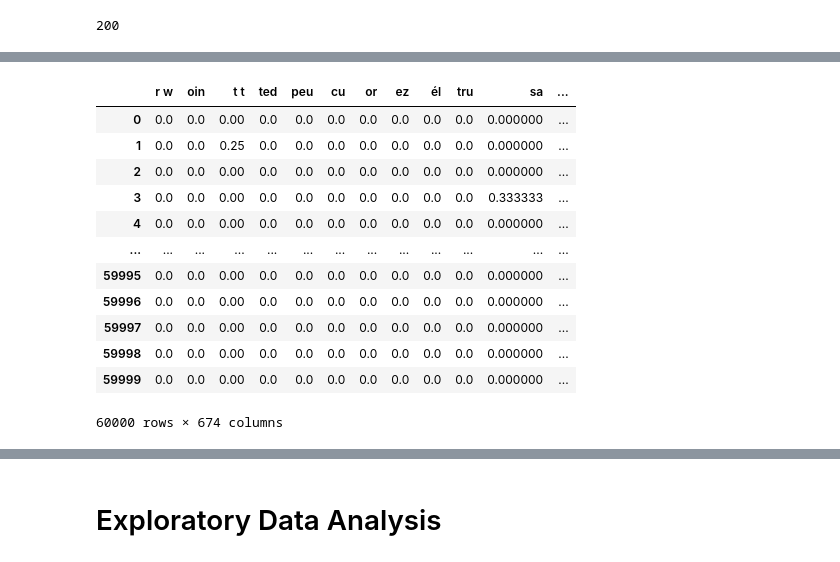
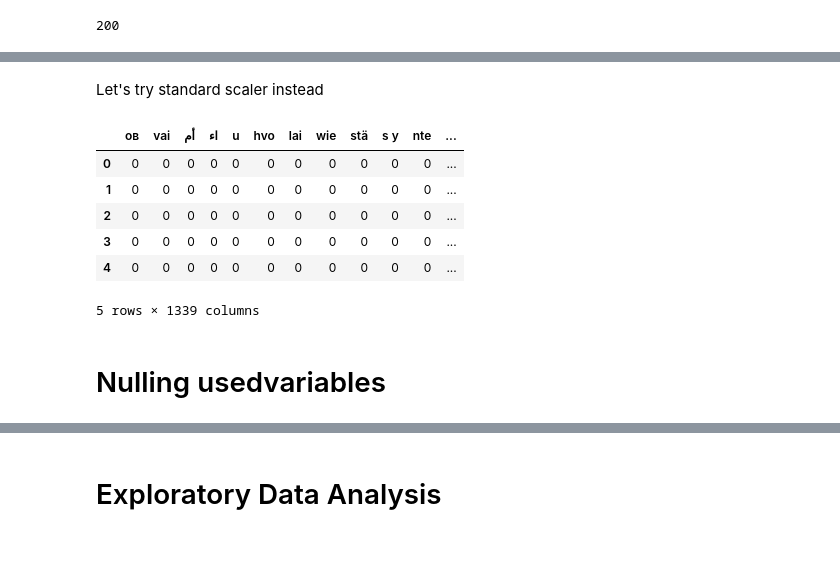
Before and after one commit to neonithinar/Language_detection, a Jupyter notebook: Language_Identification_Project_preliminary_try_out.ipynb, the cells around one changed output, grey strips where cells are left out. Saved outputs shown, nothing was run; the diff lists cells and outputs as text; code cells hidden in the pictures.

```diff
--- a/Language_Identification_Project_preliminary_try_out.ipynb
+++ b/Language_Identification_Project_preliminary_try_out.ipynb
@@ -58,5 +94,8 @@ There are 328 unique languages in this dataset. Taking only a few latin language
 # %%
-languages = ['deu', 'eng', 'fra', 'ita', 'por', 'spa' ]
+
+
+# lang = ['bulg', 'dani','germ', 'gree', 'span', 'esto', 'finn', 'fren', 'hung', 'ital',
+#         'lith', 'latv', 'dutc', 'poli', 'port', 'roma', 'slvk', 'slve', 'swed']
 df = df[df['lang'].isin(languages)]
 # df.info()
 # df.head()
@@ -68,7 +107,7 @@ df = df[df['lang'].isin(languages)]
 df_trim = pd.DataFrame(columns=['lang', 'text'])
 
 for l in languages:
-  lang_trim = df[df['lang'] == l].sample(50000, random_state = 42)
+  lang_trim = df[df['lang'] == l].sample(50000, random_state = 42, replace = True)
   df_trim = df_trim.append(lang_trim)
 
 # Create random train, val, and test set
@@ -93,3 +210,7 @@ train_set.shape
+# %%
+train_set = pd.read_csv("train.csv")
+validation_set = pd.read_csv("valid.csv")
+test_set =pd.read_csv("test.csv")
 # %% [markdown]
 # Feature Engineering
 # %%
@@ -126,11 +247,6 @@ feature_set = set()
 for l in languages:
   corpus = train_set[train_set.lang == l]['text']
   # get 200 most frequent trigrams. (num of features can be changed by changing num_features)
-  trigrams = get_trigrams(corpus)
+  trigrams = get_trigrams(corpus, num_features= 200)
   features[l] = trigrams
   feature_set.update(trigrams)
-
-# create a vocabulary using feature set
-vocab = dict()
-for i, f in enumerate(feature_set):
-  vocab[f] = i
@@ -192,9 +311,11 @@ train_features
+# %% [markdown]
+Let's try standard scaler instead
 # %%
-def feature_matrix_scaled(df, train_min = train_min, train_max = train_max):
+def feature_matrix_scaled(df):
   corpus = df['text']
   X = vectorizer.fit_transform(corpus)
   df_feat = pd.DataFrame(data= X.toarray(), columns=feature_names)
-  df_feat = (df_feat - train_min) / (train_max - train_min)
+  # df_feat = (df_feat - train_min) / (train_max - train_min)
   # add target var
   df_feat['lang'] = list(df['lang'])
   return df_feat
@@ -201,19 +324,15 @@ def feature_matrix_scaled(df, train_min = train_min, train_max = train_max):
 # %%
 valid_feat = feature_matrix_scaled(validation_set)
-valid_feat
+valid_feat.head()
 # %% [output]
-|  | r w | oin | t t | ted | peu | cu | or | ez | él | tru | sa | ... |
-| 0 | 0.0 | 0.0 | 0.00 | 0.0 | 0.0 | 0.0 | 0.0 | 0.0 | 0.0 | 0.0 | 0.000000 | ... |
-| 1 | 0.0 | 0.0 | 0.25 | 0.0 | 0.0 | 0.0 | 0.0 | 0.0 | 0.0 | 0.0 | 0.000000 | ... |
-| 2 | 0.0 | 0.0 | 0.00 | 0.0 | 0.0 | 0.0 | 0.0 | 0.0 | 0.0 | 0.0 | 0.000000 | ... |
-| 3 | 0.0 | 0.0 | 0.00 | 0.0 | 0.0 | 0.0 | 0.0 | 0.0 | 0.0 | 0.0 | 0.333333 | ... |
-| 4 | 0.0 | 0.0 | 0.00 | 0.0 | 0.0 | 0.0 | 0.0 | 0.0 | 0.0 | 0.0 | 0.000000 | ... |
-| ... | ... | ... | ... | ... | ... | ... | ... | ... | ... | ... | ... | ... |
-| 59995 | 0.0 | 0.0 | 0.00 | 0.0 | 0.0 | 0.0 | 0.0 | 0.0 | 0.0 | 0.0 | 0.000000 | ... |
-| 59996 | 0.0 | 0.0 | 0.00 | 0.0 | 0.0 | 0.0 | 0.0 | 0.0 | 0.0 | 0.0 | 0.000000 | ... |
-| 59997 | 0.0 | 0.0 | 0.00 | 0.0 | 0.0 | 0.0 | 0.0 | 0.0 | 0.0 | 0.0 | 0.000000 | ... |
-| 59998 | 0.0 | 0.0 | 0.00 | 0.0 | 0.0 | 0.0 | 0.0 | 0.0 | 0.0 | 0.0 | 0.000000 | ... |
-| 59999 | 0.0 | 0.0 | 0.00 | 0.0 | 0.0 | 0.0 | 0.0 | 0.0 | 0.0 | 0.0 | 0.000000 | ... |
+|  | ов | vai | أم | اء | u | hvo | lai | wie | stä | s y | nte | ... |
+| 0 | 0 | 0 | 0 | 0 | 0 | 0 | 0 | 0 | 0 | 0 | 0 | ... |
+| 1 | 0 | 0 | 0 | 0 | 0 | 0 | 0 | 0 | 0 | 0 | 0 | ... |
+| 2 | 0 | 0 | 0 | 0 | 0 | 0 | 0 | 0 | 0 | 0 | 0 | ... |
+| 3 | 0 | 0 | 0 | 0 | 0 | 0 | 0 | 0 | 0 | 0 | 0 | ... |
+| 4 | 0 | 0 | 0 | 0 | 0 | 0 | 0 | 0 | 0 | 0 | 0 | ... |
-60000 rows × 674 columns
+5 rows × 1339 columns
 # %%
 test_feat = feature_matrix_scaled(test_set)
+# %% [markdown]
+# Nulling usedvariables
```
Also changed, not shown: parts of 59 cells of this notebook.
